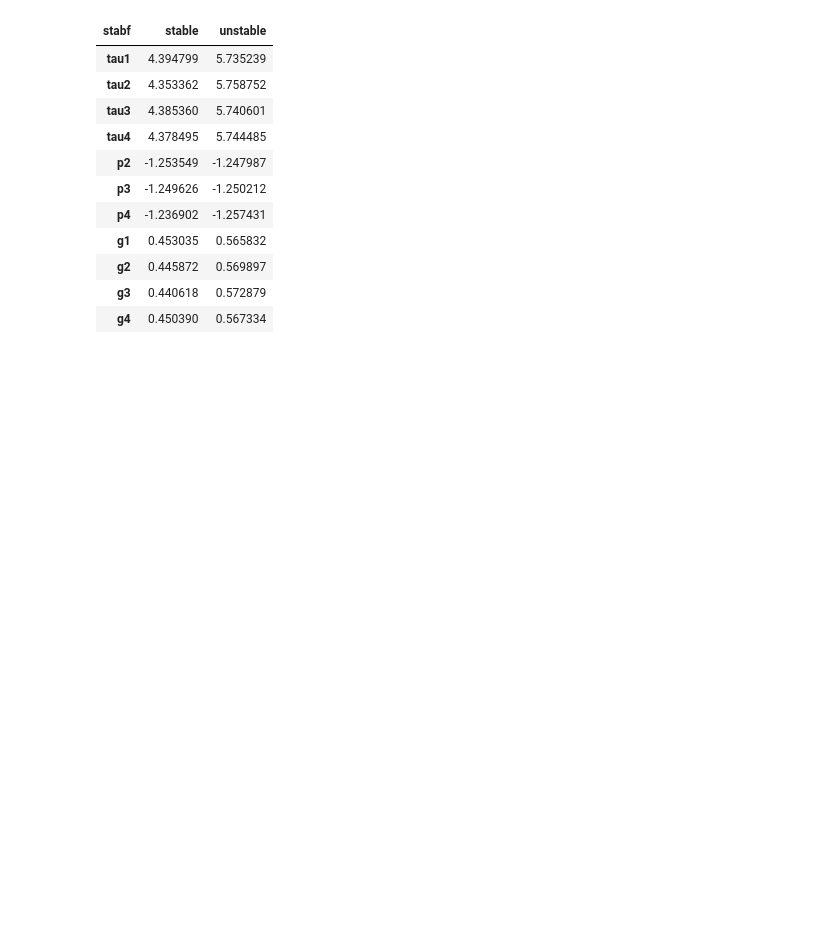
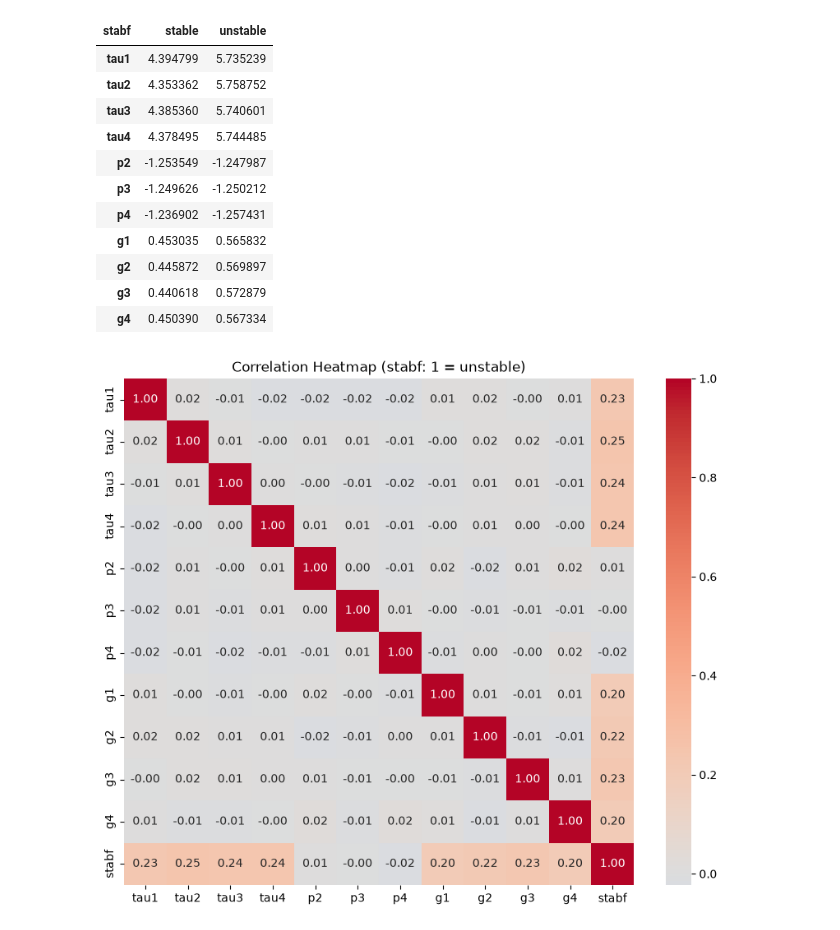
Before and after one commit to sadidarham/GridGuard, a Jupyter notebook: notebooks/01_data_exploration.ipynb, the cells around one changed output. Cells and saved outputs as stored; diff of their text form; code cells hidden in the pictures; blank space fills up the shorter version.

Commit message:
Add box plots and correlation heatmap

```diff
--- a/notebooks/01_data_exploration.ipynb
+++ b/notebooks/01_data_exploration.ipynb
@@ -137,3 +137,13 @@ df.groupby("stabf")[features].mean().T
 | g2 | 0.445872 | 0.569897 |
 | g3 | 0.440618 | 0.572879 |
 | g4 | 0.450390 | 0.567334 |
+# %%
+corr = df[features + ["stabf"]].assign(stabf=(df["stabf"] == "unstable").astype(int)).corr()
+
+plt.figure(figsize=(10, 8))
+sns.heatmap(corr, annot=True, fmt=".2f", cmap="coolwarm", center=0)
+plt.title("Correlation Heatmap (stabf: 1 = unstable)")
+plt.savefig("../reports/figures/correlation_heatmap.png", dpi=150, bbox_inches="tight")
+plt.show()
+# %% [output]
+[figure, added]
```
Also changed, not shown: 1 other file.
